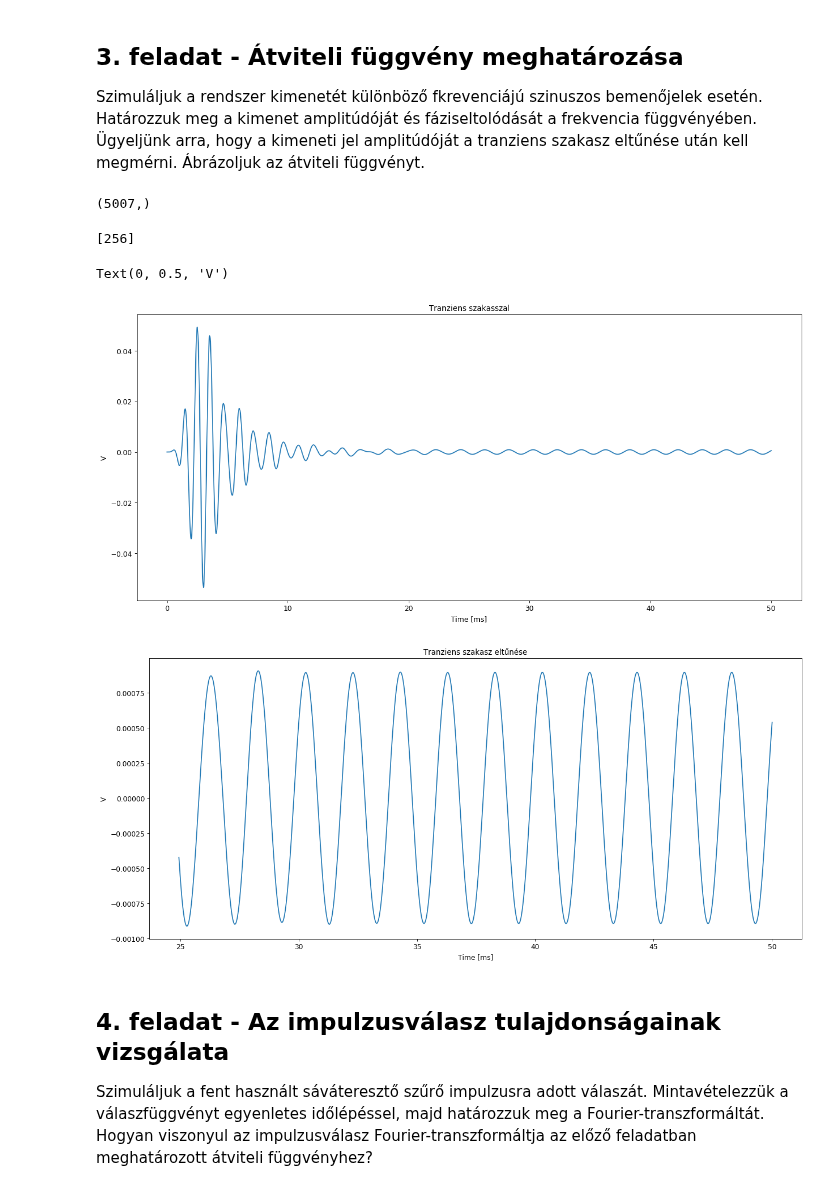
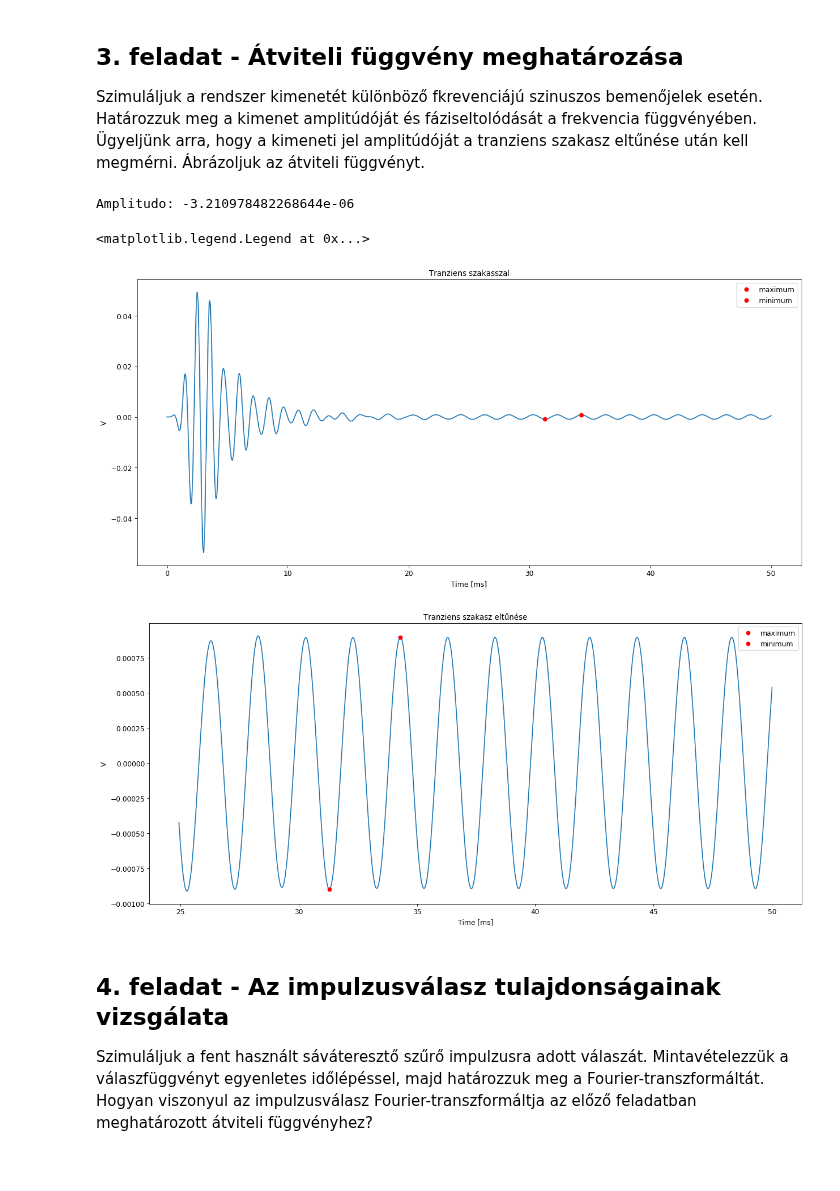
Before and after one commit to Tominano/Numerical-methods-of-physics-II, a Jupyter notebook: 3_feladatsor/3_feladat_Kapolcs.ipynb, the cells around one changed output. Saved outputs shown, nothing was run; the diff lists cells and outputs as text; code cells hidden in the pictures.

```diff
--- a/3_feladatsor/3_feladat_Kapolcs.ipynb
+++ b/3_feladatsor/3_feladat_Kapolcs.ipynb
@@ -408,34 +408,41 @@ c = butterworth_bandpass()
 t = np.linspace(0,60,10001)
 
 t_sin, s_sin, r_sin = run_transient(c, lambda t:mero_sin(t, 1, 500, 0), tstart=0, tstop=5e-2)
-# %%
-print(r_sin.shape)
-[i for i, j in enumerate(r_sin) if j == max(r_sin)]
-# %% [output]
-(5007,)
-[256]
+# %%
+maximum_index = [i for i, j in enumerate(r_sin[3000:]) if j == max(r_sin[3000:])]
+minimum_index = [i for i, j in enumerate(r_sin[3000:]) if j == min(r_sin[3000:])]
+
+print("Amplitudo: " + str(r_sin[3435]+r_sin[3135]))
+# %% [output]
+Amplitudo: -3.210978482268644e-06
 # %%
 # Átviteli függvény ábrázolása
 
 
 plt.figure(num=None, figsize=(16, 8), dpi=80, facecolor='w', edgecolor='k')
 #plt.plot(t_sin * 1e3, s_sin)
 plt.plot(t_sin * 1e3, r_sin)
+plt.plot(t_sin[3435] * 1e3,r_sin[3435],'ro',label='maximum')
+plt.plot(t_sin[3135] * 1e3,r_sin[3135],'ro',label='minimum')
 plt.title("Tranziens szakasszal")
 plt.xlabel("Time [ms]")
 plt.ylabel("V")
+plt.legend()
 
 
 plt.figure(num=None, figsize=(16, 8), dpi=80, facecolor='w', edgecolor='k')
 #plt.plot(t_sin * 1e3, s_sin)
 plt.plot(t_sin[2500:] * 1e3, r_sin[2500:])
+plt.plot(t_sin[3435] * 1e3,r_sin[3435],'ro',label='maximum')
+plt.plot(t_sin[3135] * 1e3,r_sin[3135],'ro',label='minimum')
 plt.title("Tranziens szakasz eltűnése")
 plt.xlabel("Time [ms]")
 plt.ylabel("V")
+plt.legend()
 # %% [output]
-Text(0, 0.5, 'V')
+<matplotlib.legend.Legend at 0x...>
-[figure, old version]
+[figure, new version]
-[figure, old version]
+[figure, new version]
 # %% [markdown]
 ## 4. feladat - Az impulzusválasz tulajdonságainak vizsgálata
 
```
